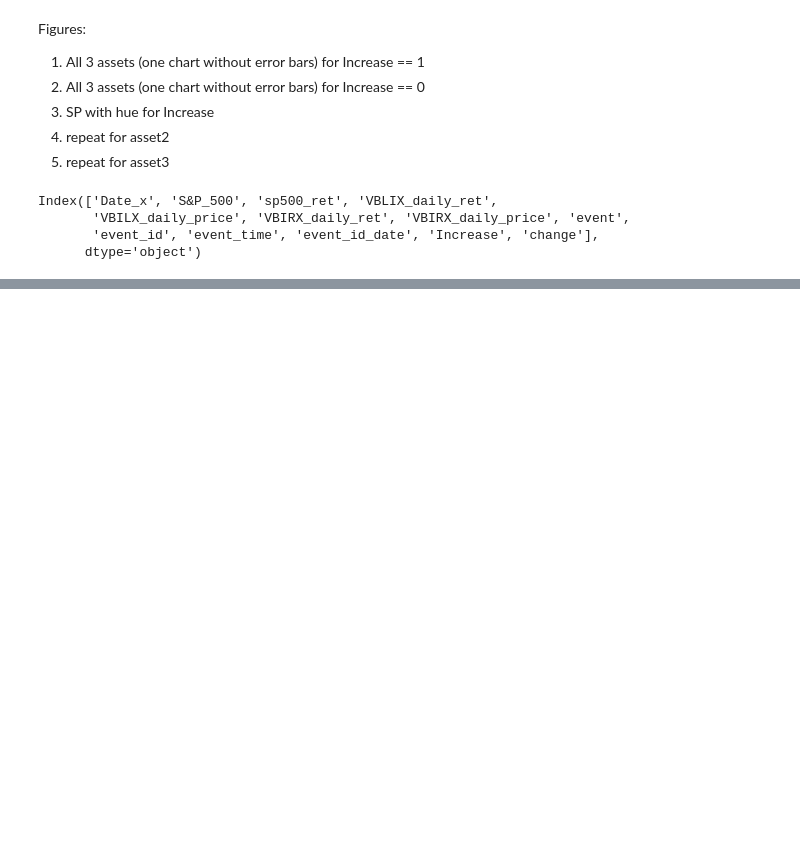
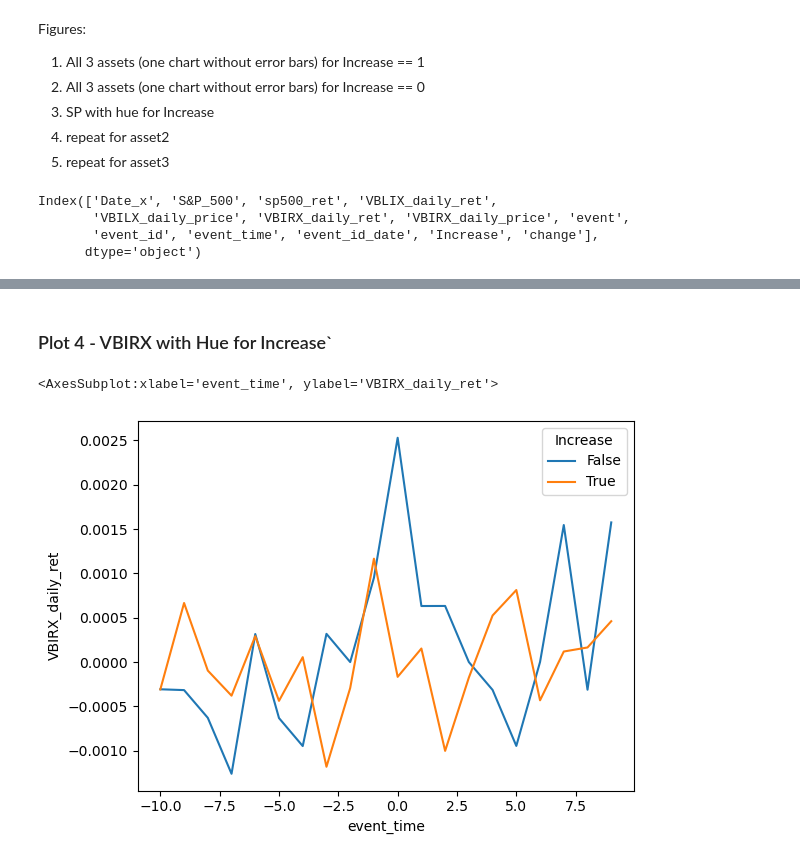
Before and after one commit to mab923/finalteamproject, a Jupyter notebook: Untitled1.ipynb, the cells around one changed output, grey strips where cells are left out. Saved outputs shown, nothing was run; the diff lists cells and outputs as text; code cells hidden in the pictures; blank space fills up the shorter version.

```diff
--- a/Untitled1.ipynb
+++ b/Untitled1.ipynb
@@ -227,0 +247,11 @@ sns.lineplot(data=event_time_rets,
+# %% [markdown]
+### Plot 4 - VBIRX with Hue for Increase`
+# %%
+sns.lineplot(data=event_time_rets,
+             x='event_time',
+             y='VBIRX_daily_ret',
+             ci = None,
+            hue= 'Increase')
+# %% [output]
+<AxesSubplot:xlabel='event_time', ylabel='VBIRX_daily_ret'>
+[figure, added]
```
Also changed, not shown: parts of 6 cells of this notebook.
